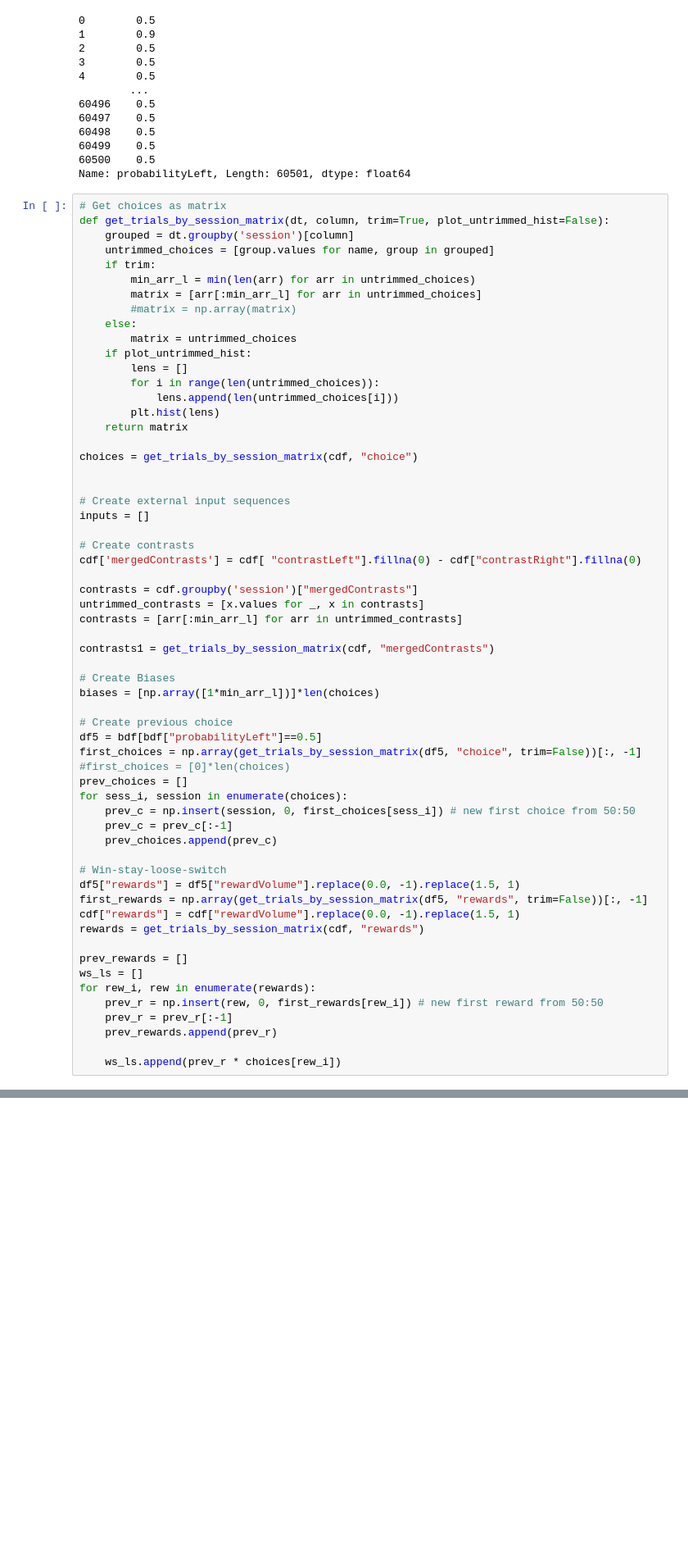
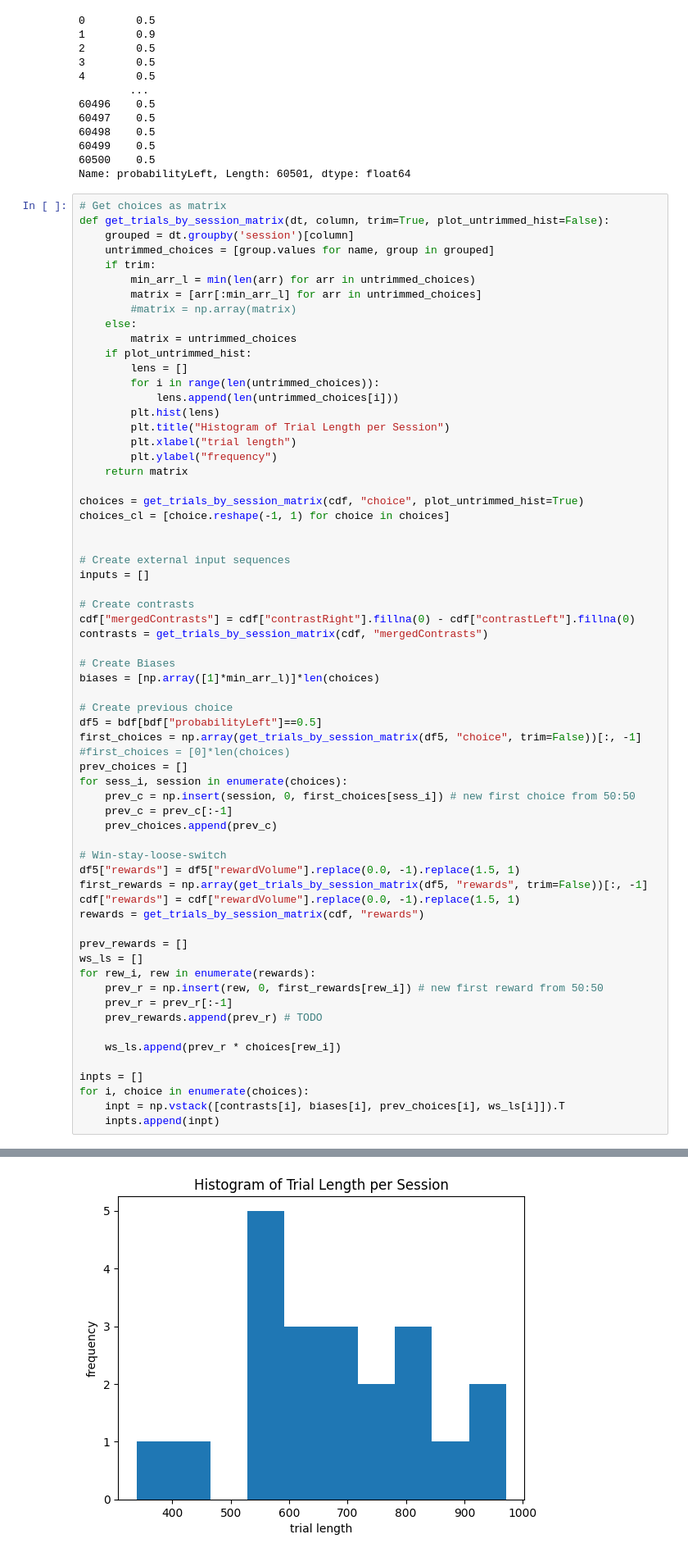
Before and after one commit to TimonKunze/ibl_tai, a Jupyter notebook: Explorations Timon.ipynb, the cells around one changed output, grey strips where cells are left out. Shown at 82% size. Drawn from its saved outputs; the diff is of its cells as text; blank space fills up the shorter version.

```diff
--- a/Explorations Timon.ipynb
+++ b/Explorations Timon.ipynb
@@ -146,53 +146,58 @@ def get_trials_by_session_matrix(dt, column, trim=True, plot_untrimmed_hist=Fals
         for i in range(len(untrimmed_choices)):
             lens.append(len(untrimmed_choices[i]))
         plt.hist(lens)
+        plt.title("Histogram of Trial Length per Session")
+        plt.xlabel("trial length")
+        plt.ylabel("frequency")
     return matrix
 
-choices = get_trials_by_session_matrix(cdf, "choice")
+choices = get_trials_by_session_matrix(cdf, "choice", plot_untrimmed_hist=True)
+choices_cl = [choice.reshape(-1, 1) for choice in choices]
 
 
 # Create external input sequences
 inputs = []
 
 # Create contrasts
-cdf['mergedContrasts'] = cdf[ "contrastLeft"].fillna(0) - cdf["contrastRight"].fillna(0)
-
-contrasts = cdf.groupby('session')["mergedContrasts"]
-untrimmed_contrasts = [x.values for _, x in contrasts]
-contrasts = [arr[:min_arr_l] for arr in untrimmed_contrasts]
-
-contrasts1 = get_trials_by_session_matrix(cdf, "mergedContrasts")
+cdf["mergedContrasts"] = cdf["contrastRight"].fillna(0) - cdf["contrastLeft"].fillna(0)
+contrasts = get_trials_by_session_matrix(cdf, "mergedContrasts")
 
 # Create Biases
-biases = [np.array([1*min_arr_l])]*len(choices)
+biases = [np.array([1]*min_arr_l)]*len(choices)
 
 # Create previous choice
 df5 = bdf[bdf["probabilityLeft"]==0.5]
 first_choices = np.array(get_trials_by_session_matrix(df5, "choice", trim=False))[:, -1]
 #first_choices = [0]*len(choices)
 prev_choices = []
 for sess_i, session in enumerate(choices):
     prev_c = np.insert(session, 0, first_choices[sess_i]) # new first choice from 50:50
     prev_c = prev_c[:-1]
     prev_choices.append(prev_c)
 
 # Win-stay-loose-switch
 df5["rewards"] = df5["rewardVolume"].replace(0.0, -1).replace(1.5, 1)
 first_rewards = np.array(get_trials_by_session_matrix(df5, "rewards", trim=False))[:, -1]
 cdf["rewards"] = cdf["rewardVolume"].replace(0.0, -1).replace(1.5, 1)
 rewards = get_trials_by_session_matrix(cdf, "rewards")
 
 prev_rewards = []
 ws_ls = []
 for rew_i, rew in enumerate(rewards):
     prev_r = np.insert(rew, 0, first_rewards[rew_i]) # new first reward from 50:50
     prev_r = prev_r[:-1]
-    prev_rewards.append(prev_r)
+    prev_rewards.append(prev_r) # TODO
 
     ws_ls.append(prev_r * choices[rew_i])
+
+inpts = []
+for i, choice in enumerate(choices):
+    inpt = np.vstack([contrasts[i], biases[i], prev_choices[i], ws_ls[i]]).T
+    inpts.append(inpt)
 # %% [output]
 A value is trying to be set on a copy of a slice from a DataFrame.
 Try using .loc[row_indexer,col_indexer] = value instead
 
 See the caveats in the documentation: https://pandas.pydata.org/pandas-docs/stable/user_guide/indexing.html#returning-a-view-versus-a-copy
   df5["rewards"] = df5["rewardVolume"].replace(0.0, -1).replace(1.5, 1)
+[figure, added]
```
Also changed, not shown: parts of 2 cells of this notebook.
